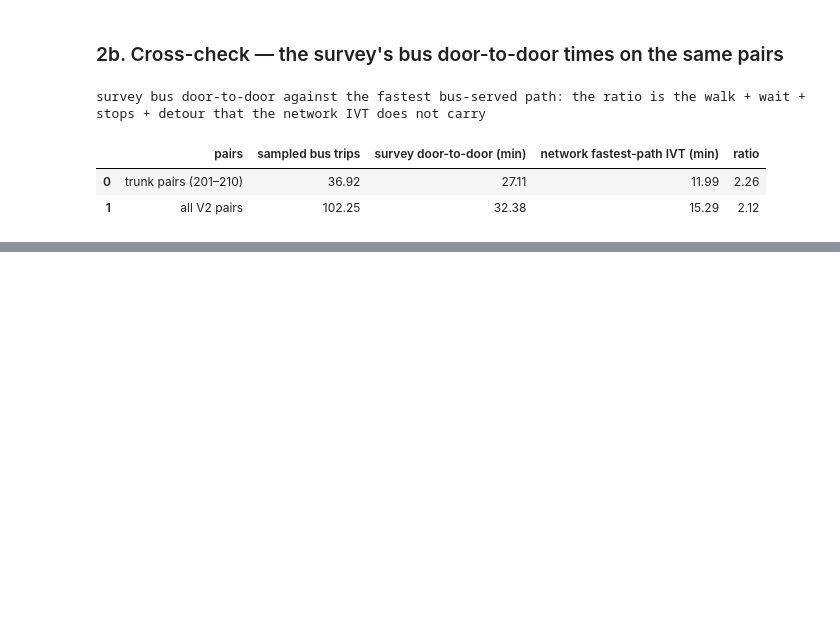
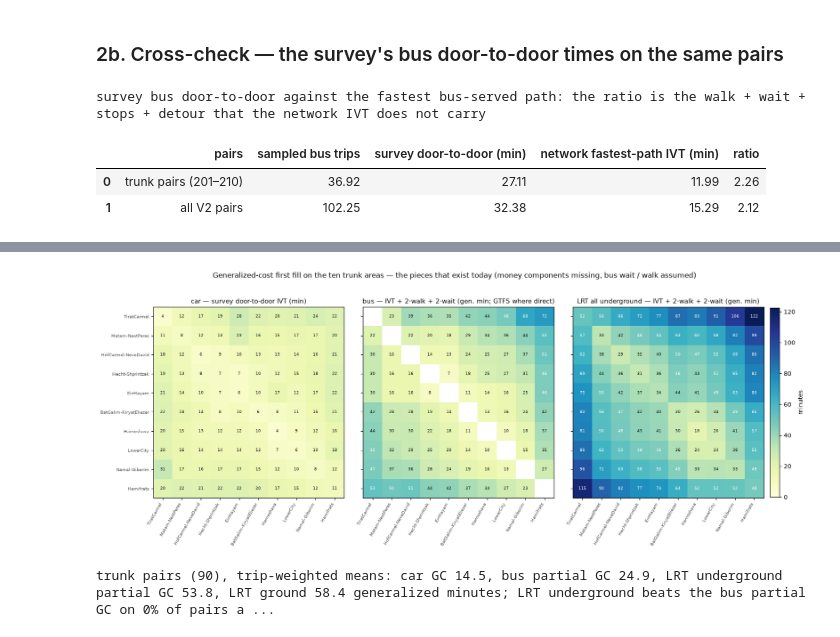
Before and after one commit to oh-da/Nofit_LRT_Extension, a Jupyter notebook: notebooks/current/GC_data_inventory_and_skims.ipynb, the cells around one changed output, grey strips where cells are left out. Drawn from its saved outputs; the diff is of its cells as text; code cells hidden in the pictures; blank space fills up the shorter version.

```diff
--- a/notebooks/current/GC_data_inventory_and_skims.ipynb
+++ b/notebooks/current/GC_data_inventory_and_skims.ipynb
@@ -428,0 +423,29 @@ trunk pairs (90), trip-weighted means: car GC 14.5, bus partial GC 38.5, LRT und
+# %%
+fig, axes = plt.subplots(1, 3, figsize=(19, 5.8), facecolor='white', gridspec_kw={'wspace': 0.08})
+trunk = [a for a in AREAS if 201 <= a <= 210]
+for ax, (m, title) in zip(axes, [('car', 'car — survey door-to-door IVT (min)'), ('bus', 'bus — IVT + 2·walk + 2·wait (gen. min; GTFS where direct)' if HAVE_GTFS else 'bus — fastest bus-served path IVT, 07:00–08:00 (min)'), ('lrt_all_underground', 'LRT all underground — IVT + 2·walk + 2·wait (gen. min)')]):
+    M = GC[m].reindex(index=trunk, columns=trunk).values.astype(float)
+    im = ax.imshow(M, cmap='YlGnBu', vmin=0, vmax=np.nanmax([np.nanmax(GC[k].reindex(index=trunk, columns=trunk).values) for k in ['car', 'bus', 'lrt_all_underground']]))
+    ax.set_xticks(range(len(trunk))); ax.set_xticklabels([names[a] for a in trunk], rotation=60, ha='right', fontsize=7.5, color=INK2); ax.set_yticks(range(len(trunk))); ax.set_yticklabels([names[a] for a in trunk] if ax is axes[0] else [], fontsize=7.5, color=INK2)
+    for i in range(len(trunk)):
+        for j in range(len(trunk)):
+            if np.isfinite(M[i, j]): ax.text(j, i, f'{M[i, j]:.0f}', ha='center', va='center', fontsize=6.5, color='white' if M[i, j] > 45 else INK)
+    ax.set_title(title, color=INK, fontsize=10.5)
+fig.colorbar(im, ax=axes, fraction=0.015, pad=0.01, label='minutes')
+fig.suptitle('Generalized-cost first fill on the ten trunk areas — the pieces that exist today (money components missing, bus wait / walk assumed)', color=INK, fontsize=12, y=1.02)
+fig.savefig('Output/figures/gc_first_fill_trunk_v2.png', dpi=150, bbox_inches='tight', facecolor='white'); plt.show()
+# side-by-side on the served pairs: how the three modes compare before calibration
+pairs = [(o, d_) for o in trunk for d_ in trunk if o != d_]
+cmpdf = pd.DataFrame({'pair': [f'{names[o]} → {names[d_]}' for o, d_ in pairs], 'car GC': [GC['car'].loc[o, d_] for o, d_ in pairs], 'bus GC (partial)': [GC['bus'].loc[o, d_] for o, d_ in pairs],
+                      'LRT underground GC (partial)': [GC['lrt_all_underground'].loc[o, d_] for o, d_ in pairs], 'LRT ground GC (partial)': [GC['lrt_all_ground'].loc[o, d_] for o, d_ in pairs],
+                      'transit 2022 trips': [pd.read_csv('Output/corridor_v2/transit_2022_area_v2.csv', index_col=0).loc[o, str(d_)] for o, d_ in pairs], 'car 2022 trips': [pd.read_csv('Output/corridor_v2/car_2022_area_v2.csv', index_col=0).loc[o, str(d_)] for o, d_ in pairs]})
+cmpdf['LRT ug − bus'] = cmpdf['LRT underground GC (partial)'] - cmpdf['bus GC (partial)']; cmpdf['LRT ug − car'] = cmpdf['LRT underground GC (partial)'] - cmpdf['car GC']
+cmpdf.to_csv(f'{OUT}/gc_trunk_pairs_comparison.csv', index=False, float_format='%.1f')
+w = cmpdf['transit 2022 trips'] + cmpdf['car 2022 trips']
+print(f"trunk pairs ({len(pairs)}), trip-weighted means: car GC {np.average(cmpdf['car GC'], weights=w):.1f}, bus partial GC {np.average(cmpdf['bus GC (partial)'], weights=w):.1f}, "
+      f"LRT underground partial GC {np.average(cmpdf['LRT underground GC (partial)'], weights=w):.1f}, LRT ground {np.average(cmpdf['LRT ground GC (partial)'], weights=w):.1f} generalized minutes; "
+      f"LRT underground beats the bus partial GC on {(cmpdf['LRT ug − bus'] < 0).mean():.0%} of pairs and car on {(cmpdf['LRT ug − car'] < 0).mean():.0%}")
+cmpdf.sort_values('transit 2022 trips', ascending=False).head(15).round(1)
+# %% [output]
+[figure, added]
+trunk pairs (90), trip-weighted means: car GC 14.5, bus partial GC 24.9, LRT underground partial GC 53.8, LRT ground 58.4 generalized minutes; LRT underground beats the bus partial GC on 0% of pairs a ...
```
Also changed, not shown: parts of 12 cells of this notebook, 19 other files.
